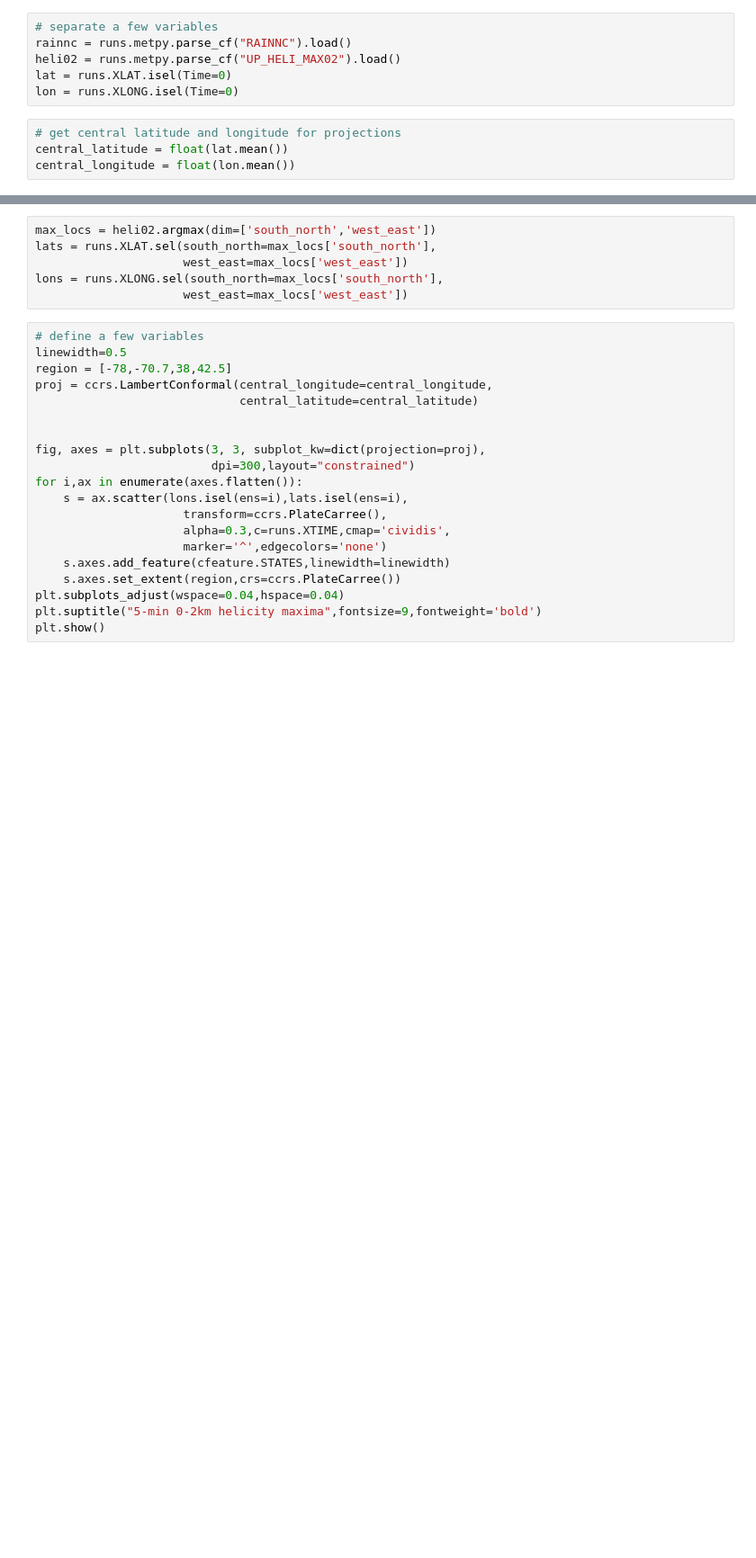
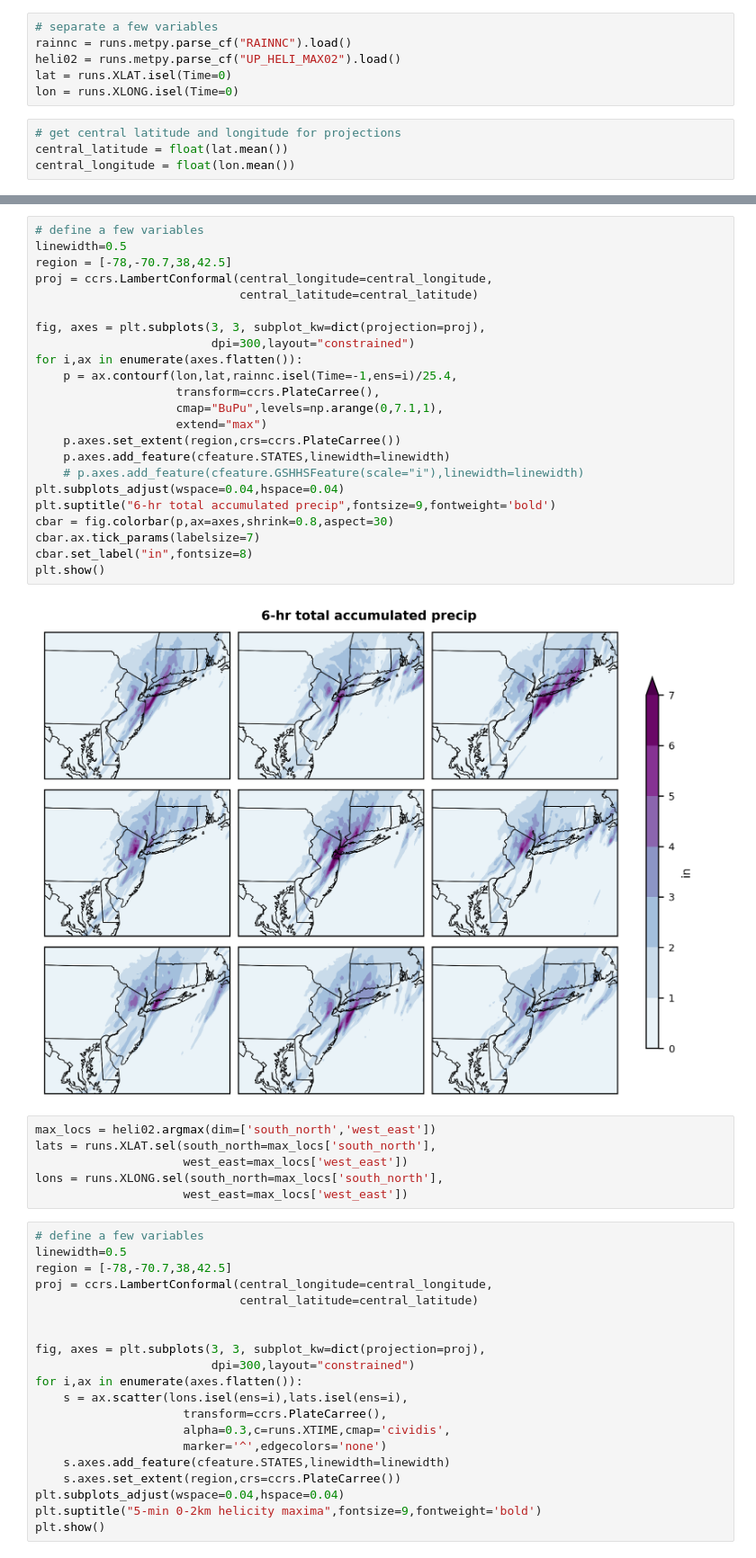
Before and after one commit to tyfolino/ida-precip, a Jupyter notebook: sandbox.ipynb, the cells around one changed output, grey strips where cells are left out. Shown at 90% size. Saved outputs shown, nothing was run; the diff lists cells and outputs as text; blank space fills up the shorter version.

```diff
--- a/sandbox.ipynb
+++ b/sandbox.ipynb
@@ -72,3 +73,28 @@ plt.show()
+# %%
+# define a few variables
+linewidth=0.5
+region = [-78,-70.7,38,42.5]
+proj = ccrs.LambertConformal(central_longitude=central_longitude,
+                             central_latitude=central_latitude)
+
+fig, axes = plt.subplots(3, 3, subplot_kw=dict(projection=proj),
+                         dpi=300,layout="constrained")
+for i,ax in enumerate(axes.flatten()):
+    p = ax.contourf(lon,lat,rainnc.isel(Time=-1,ens=i)/25.4,
+                    transform=ccrs.PlateCarree(),
+                    cmap="BuPu",levels=np.arange(0,7.1,1),
+                    extend="max")
+    p.axes.set_extent(region,crs=ccrs.PlateCarree())
+    p.axes.add_feature(cfeature.STATES,linewidth=linewidth)
+    # p.axes.add_feature(cfeature.GSHHSFeature(scale="i"),linewidth=linewidth)
+plt.subplots_adjust(wspace=0.04,hspace=0.04)
+plt.suptitle("6-hr total accumulated precip",fontsize=9,fontweight='bold')
+cbar = fig.colorbar(p,ax=axes,shrink=0.8,aspect=30)
+cbar.ax.tick_params(labelsize=7)
+cbar.set_label("in",fontsize=8)
+plt.show()
+# %% [output]
+[figure, added]
 # %%
 max_locs = heli02.argmax(dim=['south_north','west_east'])
 lats = runs.XLAT.sel(south_north=max_locs['south_north'],
```
Also changed, not shown: parts of 14 cells of this notebook, 1 other file.
